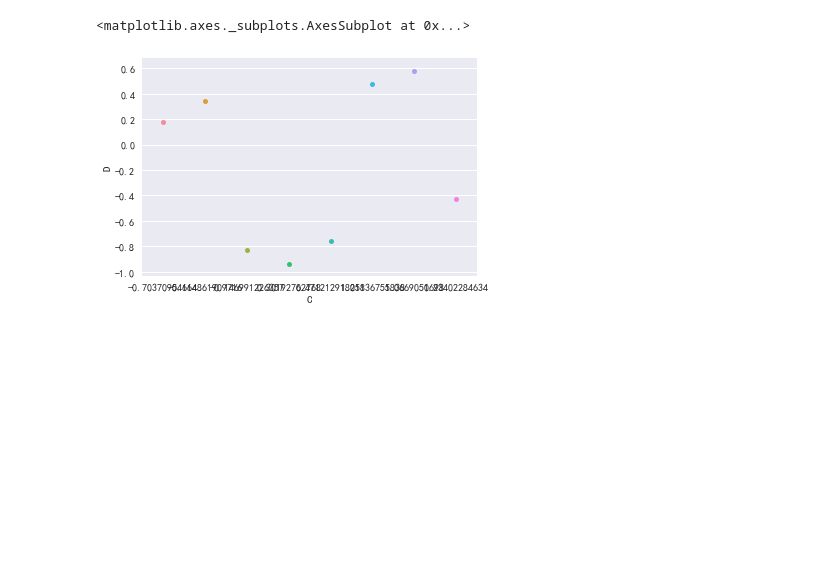
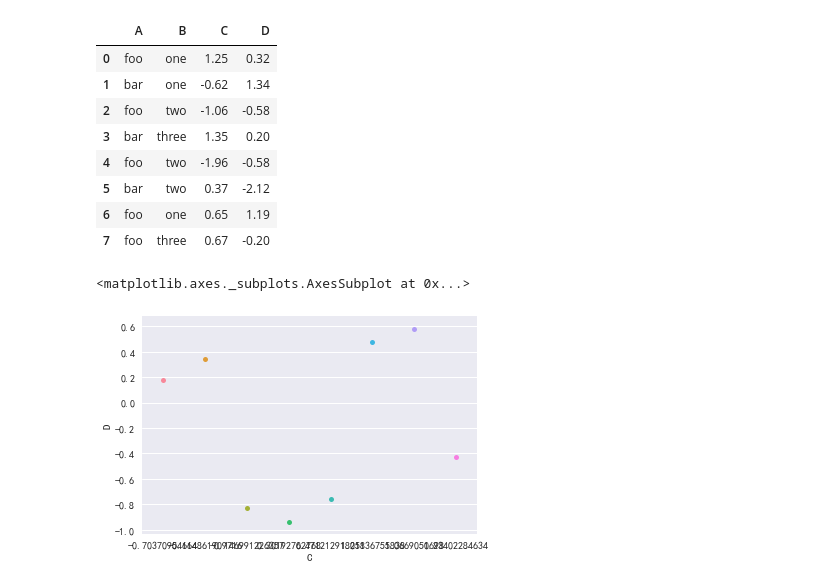
Before and after one commit to EthanProg/python_project, a Jupyter notebook: names/practice1.ipynb, the cells around one changed output. Drawn from its saved outputs; the diff is of its cells as text; code cells hidden in the pictures; blank space fills up the shorter version.

```diff
--- a/names/practice1.ipynb
+++ b/names/practice1.ipynb
@@ -42,3 +53,15 @@ df
+# %%
+df
+# %% [output]
+|  | A | B | C | D |
+| 0 | foo | one | 1.25 | 0.32 |
+| 1 | bar | one | -0.62 | 1.34 |
+| 2 | foo | two | -1.06 | -0.58 |
+| 3 | bar | three | 1.35 | 0.20 |
+| 4 | foo | two | -1.96 | -0.58 |
+| 5 | bar | two | 0.37 | -2.12 |
+| 6 | foo | one | 0.65 | 1.19 |
+| 7 | foo | three | 0.67 | -0.20 |
 # %%
 sns.stripplot(x="C", y="D", data=df)
 # %% [output]
```
Also changed, not shown: parts of 2 cells of this notebook, 4 other files.
